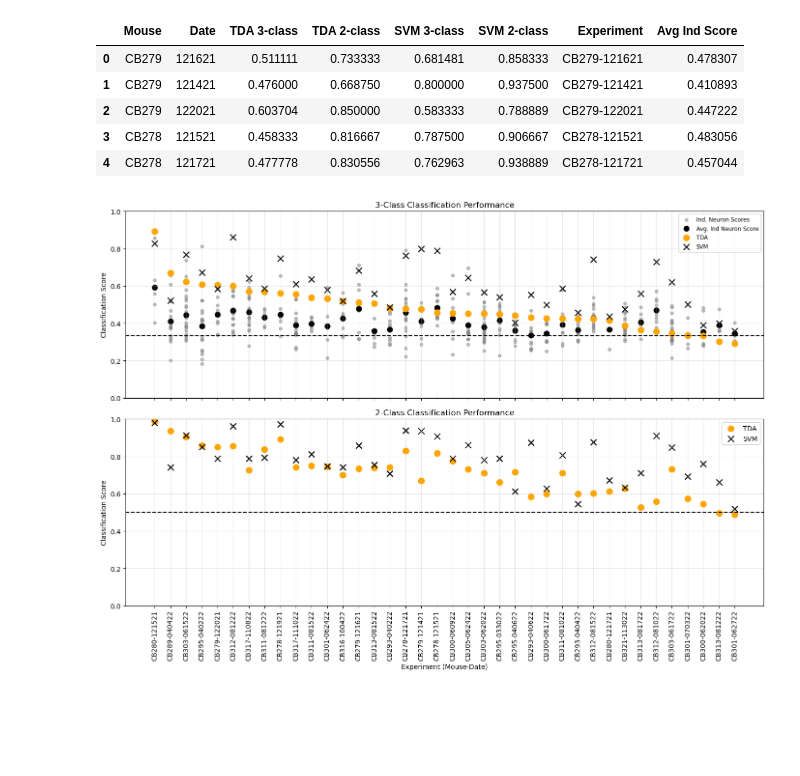
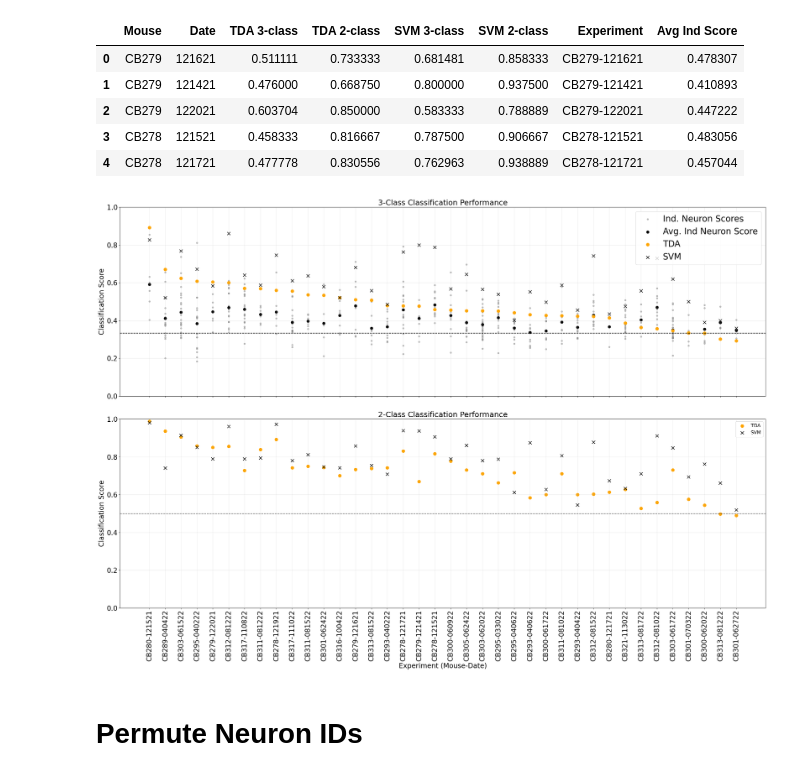
Before and after one commit to ayhncgty/Persistent-Homology-Pipeline-for-Neural-Spike-Train-Data, a Jupyter notebook: TDA-SVM-Single Neurons.ipynb, the cells around one changed output. Drawn from its saved outputs; the diff is of its cells as text; code cells hidden in the pictures; blank space fills up the shorter version.

```diff
--- a/TDA-SVM-Single Neurons.ipynb
+++ b/TDA-SVM-Single Neurons.ipynb
@@ -1,9 +1,21 @@
 # %%
 from utils import *
+# %%
+import matplotlib.pyplot as plt
+
+plt.rcParams.update({
+    "font.size": 30,
+    "axes.titlesize": 22,
+    "axes.labelsize": 20,
+    "xtick.labelsize": 20,
+    "ytick.labelsize": 20,
+    "legend.fontsize": 14,
+    "figure.titlesize": 30,
+})
 # %%
 import pandas as pd
 import pickle
-path_neuron_df = '/Users/cgty/Library/Mobile Documents/com~apple~CloudDocs/CLASSES/FSU/MyResearch/GITHUB/Persistent-Homology-Pipeline-for-Neural-Spike-Train-Data/Datasets/NeuronDF.pickle' # fill this in yourself
+path_neuron_df = '/Users/cgty/Library/Mobile Documents/com~apple~CloudDocs/CLASSES/FSU/MyResearch/GITHUB/Spike-Train-Data-Analysis/Data/Temperature Data/NeuronDF.pickle' # fill this in yourself
 pairs = pd.read_csv('pairs.csv',dtype= {'Date':str}) # pairs is a csv file that helps keep a fixed order for Mouse-Date pairs
 with open(path_neuron_df,'rb') as file:
     Df = pickle.load(file)
@@ -400,7 +412,7 @@ SVM_scores_table_2class.head()
 # %% [markdown]
 # Single neurons
 # %%
-single_neuron_scores_path = 'Datasets/gctemp_sna_withMDpair_info.csv' # fill this in yourself
+single_neuron_scores_path = '/Users/cgty/Library/Mobile Documents/com~apple~CloudDocs/CLASSES/FSU/MyResearch/GITHUB/Spike-Train-Data-Analysis/Data for Figure Generation/gctemp_sna_withMDpair_info.csv'
 single_neuron_scores = pd.read_csv(single_neuron_scores_path,dtype= {"Date":str},keep_default_na= False)
 
 # Map each MD pair to a tuple (x,y) where x is top neuron score and y is the average neuron score
@@ -484,7 +496,7 @@ import numpy as np
 merged_df = merged_df.sort_values(by='TDA 3-class', ascending=False).reset_index(drop=True)
 
 # 2. Set up the figure with two subplots sharing the x-axis
-fig, (ax1, ax2) = plt.subplots(2, 1, figsize=(14, 10), sharex=True)
+fig, (ax1, ax2) = plt.subplots(2, 1, figsize=(28, 20), sharex=True)
 plt.subplots_adjust(hspace=0.1) # Reduce space between plots
 
 # X-axis data for alignment (now sorted)
@@ -531,31 +543,33 @@ ax1.legend(loc='upper right', bbox_to_anchor=(1, 1), fontsize='small')
 
 # --- Plot 2: 2-class data ---
 ax2.set_title('2-Class Classification Performance')
 ax2.set_ylabel('Classification Score')
 ax2.set_xlabel('Experiment (Mouse-Date)')
 ax2.set_ylim(0, 1)
 ax2.grid(axis='both', linestyle='-', alpha=0.3)
 
 # Define reference lines
 chance_2class = 1/2
 ax2.axhline(y=chance_2class, color='black', linestyle='--')
 
 # Plot TDA 2-class (orange dot)
 ax2.scatter(x_ticks, merged_df['TDA 2-class'], color='orange', marker='o', s=80, label='TDA')
 
 # Plot SVM 2-class (black 'x')
 ax2.scatter(x_ticks, merged_df['SVM 2-class'], color='black', marker='x', s=80, label='SVM')
 
 # Formatting x-axis labels (shared across both subplots)
 ax2.set_xticks(x_ticks)
 ax2.set_xticklabels(experiments, rotation=90) # Rotate for readability
 ax2.legend(loc='upper right', bbox_to_anchor=(1, 1))
 
 plt.tight_layout()
 
 # Save the figure as a PDF before displaying
 plt.savefig('classification_performance_TDA_SVM.pdf', format='pdf', bbox_inches='tight')
 
 plt.show()
 # %% [output]
-[figure, old version]
+[figure, new version]
+# %% [markdown]
+# Permute Neuron IDs
```
Also changed, not shown: parts of 9 cells of this notebook, 9 other files.
